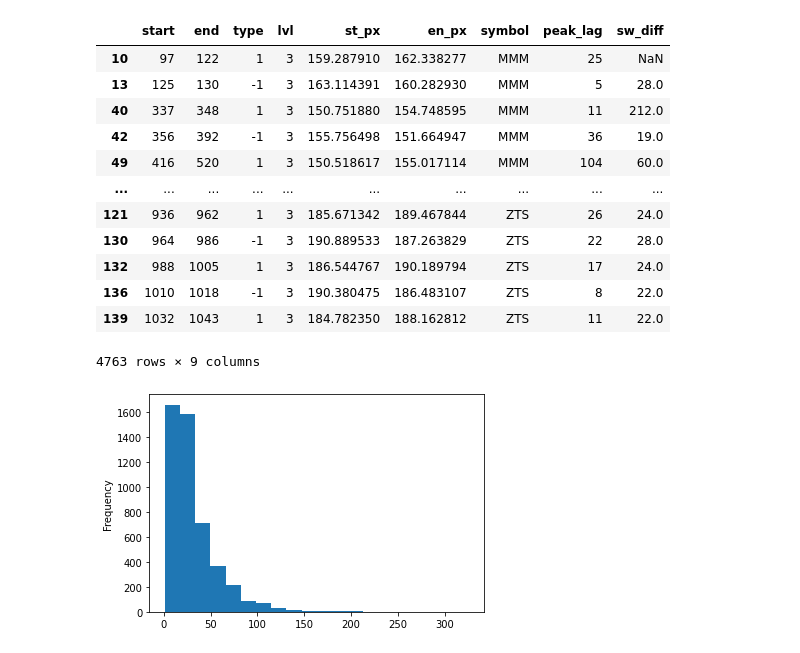
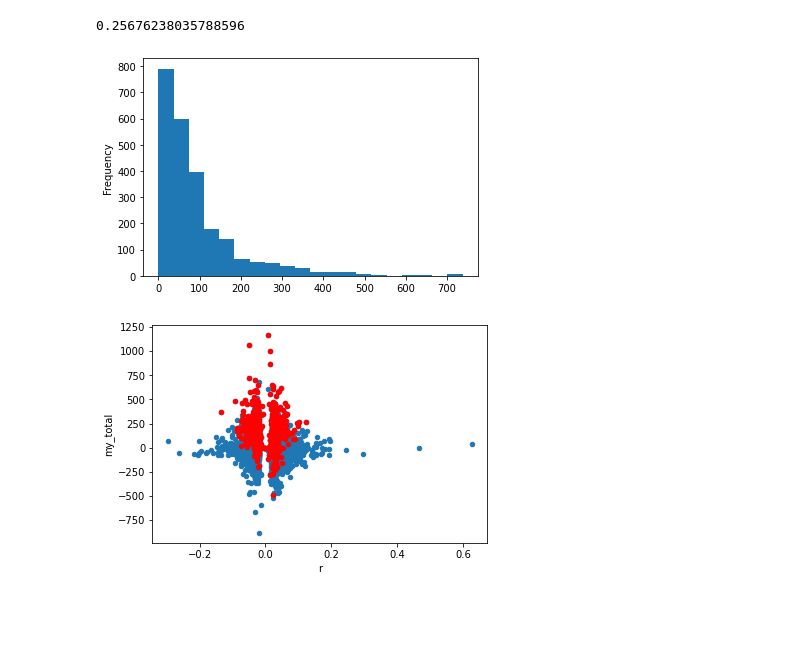
Before and after one commit to bjahnke/blue_bird_pms, a Jupyter notebook: src/backtester.ipynb, the cells around one changed output. Saved outputs shown, nothing was run; the diff lists cells and outputs as text; code cells hidden in the pictures; blank space fills up the shorter version.

```diff
--- a/src/backtester.ipynb
+++ b/src/backtester.ipynb
@@ -154,21 +156,14 @@ win_rate * avg_win - (1-win_rate) * avg_loss
-# %%
-lvl1 = _peak_table.loc[_peak_table.lvl == 3].copy()
-lvl1['sw_diff'] = (lvl1.start - lvl1.start.shift(1))
-lvl1.loc[lvl1.symbol != lvl1.symbol.shift(1), 'sw_diff'] = np.nan
-lvl1.peak_lag.plot.hist(bins=20)
-lvl1
-# %% [output]
-|  | start | end | type | lvl | st_px | en_px | symbol | peak_lag | sw_diff |
-| 10 | 97 | 122 | 1 | 3 | 159.287910 | 162.338277 | MMM | 25 | NaN |
-| 13 | 125 | 130 | -1 | 3 | 163.114391 | 160.282930 | MMM | 5 | 28.0 |
-| 40 | 337 | 348 | 1 | 3 | 150.751880 | 154.748595 | MMM | 11 | 212.0 |
-| 42 | 356 | 392 | -1 | 3 | 155.756498 | 151.664947 | MMM | 36 | 19.0 |
-| 49 | 416 | 520 | 1 | 3 | 150.518617 | 155.017114 | MMM | 104 | 60.0 |
-| ... | ... | ... | ... | ... | ... | ... | ... | ... | ... |
-| 121 | 936 | 962 | 1 | 3 | 185.671342 | 189.467844 | ZTS | 26 | 24.0 |
-| 130 | 964 | 986 | -1 | 3 | 190.889533 | 187.263829 | ZTS | 22 | 28.0 |
-| 132 | 988 | 1005 | 1 | 3 | 186.544767 | 190.189794 | ZTS | 17 | 24.0 |
-| 136 | 1010 | 1018 | -1 | 3 | 190.380475 | 186.483107 | ZTS | 8 | 22.0 |
-| 139 | 1032 | 1043 | 1 | 3 | 184.782350 | 188.162812 | ZTS | 11 | 22.0 |
-4763 rows × 9 columns
-[figure, removed]
+# %%
+_entry_table['sig_len'] = (_entry_table.exit_signal_date - _entry_table.entry)
+_entry_table['sig_len'].plot.hist(bins=20)
+
+ax = _entry_table.plot.scatter(x='r', y='my_total')
+_entries_partial_exit = _entry_table.loc[_entry_table.partial_exit_date.notna()].copy()
+
+_entries_partial_exit.plot.scatter(x='r', y='my_total', color='r', ax=ax)
+
+len(_entries_partial_exit) / len(_entry_table)
+# %% [output]
+0.25676238035788596
+[figure, added]
+[figure, added]
```
Also changed, not shown: parts of 8 cells of this notebook, 6 other files.
